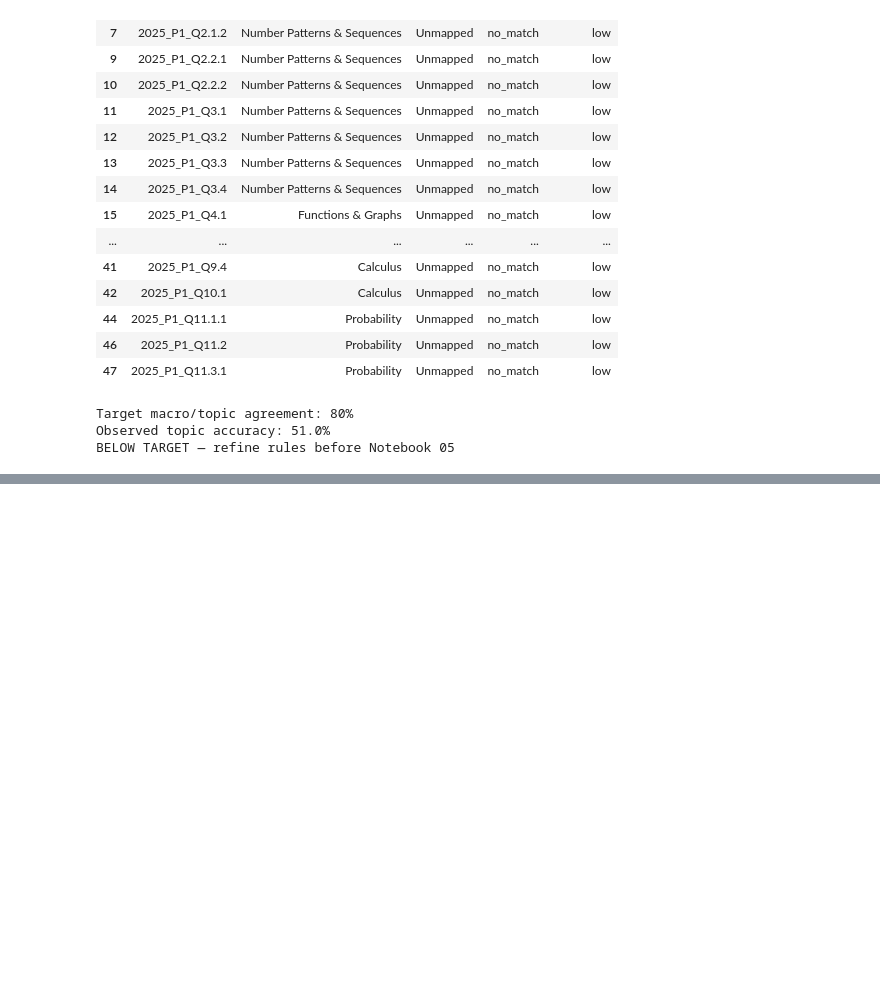
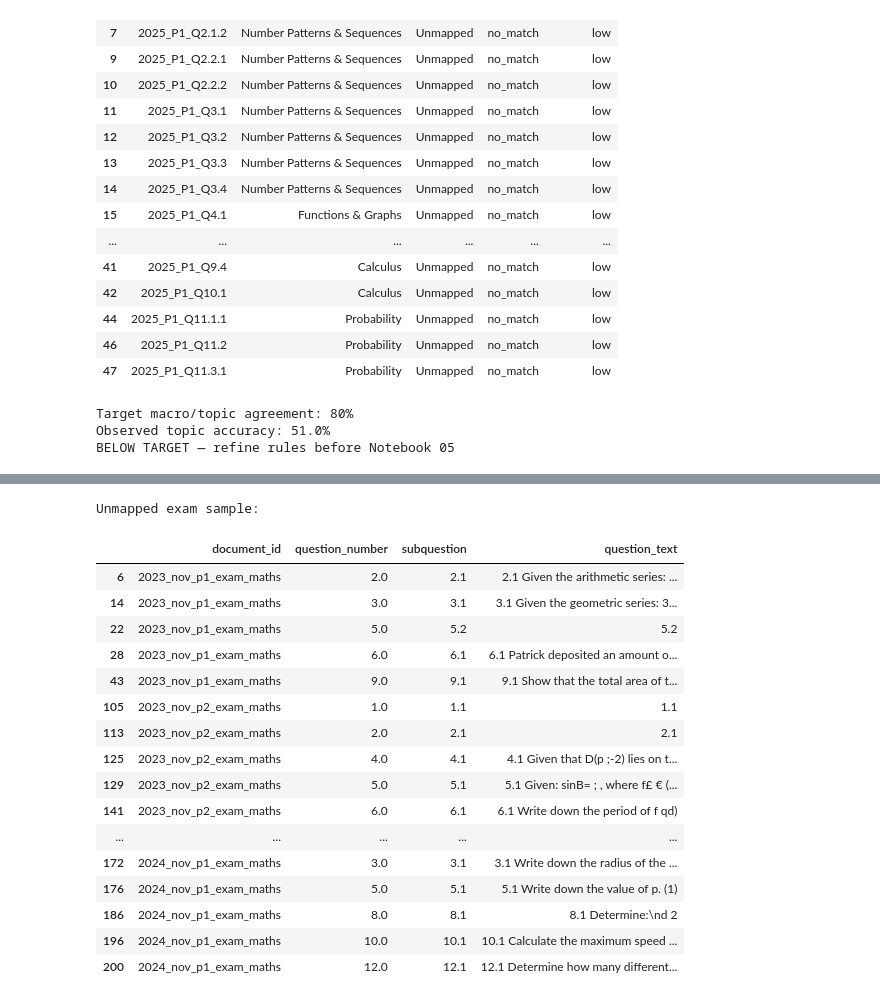
Before and after one commit to x892-boarberge/Matric-Maths-Exam-Intelligence, a Jupyter notebook: docs/Curriculum _or_topic _mapping.ipynb, the cells around one changed output, grey strips where cells are left out. Cells and saved outputs as stored; diff of their text form; code cells hidden in the pictures; blank space fills up the shorter version.

```diff
--- a/docs/Curriculum _or_topic _mapping.ipynb
+++ b/docs/Curriculum _or_topic _mapping.ipynb
@@ -498,0 +737,13 @@ BELOW TARGET — refine rules before Notebook 05
+# %%
+MANUAL_OVERRIDES = {
+    "2025_P1_Q2.1.1": ("Number Patterns & Sequences", "Geometric sequences", "manual_override", "override_seq", "high"),
+    "2025_P1_Q4.1": ("Functions & Graphs", "Logarithmic functions", "manual_override", "override_log", "high"),
+    "2025_P1_Q4.2": ("Functions & Graphs", "Logarithmic functions", "manual_override", "override_log", "high"),
+}
+
+def map_topic(text: str, question_id: str = None):
+    if question_id in MANUAL_OVERRIDES:
+        return MANUAL_OVERRIDES[question_id]
+
+    t = (text or "").lower()
+    # ... keep your existing rules list here ...
@@ -498,0 +827,16 @@ BELOW TARGET — refine rules before Notebook 05
+# %%
+pred_rows = []
+for _, row in gold_df.iterrows():
+    result = map_topic(str(row["question_text"]), question_id=row["question_id"])
+    topic, subtopic, method, rule_id, conf = result
+    pred_rows.append({
+        "question_id": row["question_id"],
+        "topic_gold": row["topic_gold"],
+        "topic_pred": topic,
+        "rule_id": rule_id,
+        "match_topic": row["topic_gold"] == topic,
+    })
+
+pred_df = pd.DataFrame(pred_rows)
+print(f"Topic accuracy vs gold: {pred_df['match_topic'].mean():.1%}")
+display(pred_df[~pred_df["match_topic"]])
@@ -498,0 +1244,25 @@ BELOW TARGET — refine rules before Notebook 05
+# %%
+unmapped_exam = exam_df[exam_df["topic"] == "Unmapped"][
+    ["document_id", "question_number", "subquestion", "question_text"]
+]
+print("Unmapped exam sample:")
+display(unmapped_exam.head(20))
+# %% [output]
+Unmapped exam sample:
+|  | document_id | question_number | subquestion | question_text |
+| 6 | 2023_nov_p1_exam_maths | 2.0 | 2.1 | 2.1 Given the arithmetic series: ... |
+| 14 | 2023_nov_p1_exam_maths | 3.0 | 3.1 | 3.1 Given the geometric series: 3... |
+| 22 | 2023_nov_p1_exam_maths | 5.0 | 5.2 | 5.2 |
+| 28 | 2023_nov_p1_exam_maths | 6.0 | 6.1 | 6.1 Patrick deposited an amount o... |
+| 43 | 2023_nov_p1_exam_maths | 9.0 | 9.1 | 9.1 Show that the total area of t... |
+| 105 | 2023_nov_p2_exam_maths | 1.0 | 1.1 | 1.1 |
+| 113 | 2023_nov_p2_exam_maths | 2.0 | 2.1 | 2.1 |
+| 125 | 2023_nov_p2_exam_maths | 4.0 | 4.1 | 4.1 Given that D(p ;-2) lies on t... |
+| 129 | 2023_nov_p2_exam_maths | 5.0 | 5.1 | 5.1 Given: sinB= ; , where f£ € (... |
+| 141 | 2023_nov_p2_exam_maths | 6.0 | 6.1 | 6.1 Write down the period of f qd) |
+| ... | ... | ... | ... | ... |
+| 172 | 2024_nov_p1_exam_maths | 3.0 | 3.1 | 3.1 Write down the radius of the ... |
+| 176 | 2024_nov_p1_exam_maths | 5.0 | 5.1 | 5.1 Write down the value of p. (1) |
+| 186 | 2024_nov_p1_exam_maths | 8.0 | 8.1 | 8.1 Determine:\nd 2 |
+| 196 | 2024_nov_p1_exam_maths | 10.0 | 10.1 | 10.1 Calculate the maximum speed ... |
+| 200 | 2024_nov_p1_exam_maths | 12.0 | 12.1 | 12.1 Determine how many different... |
```
Also changed, not shown: parts of 17 cells of this notebook, 3 other files.
